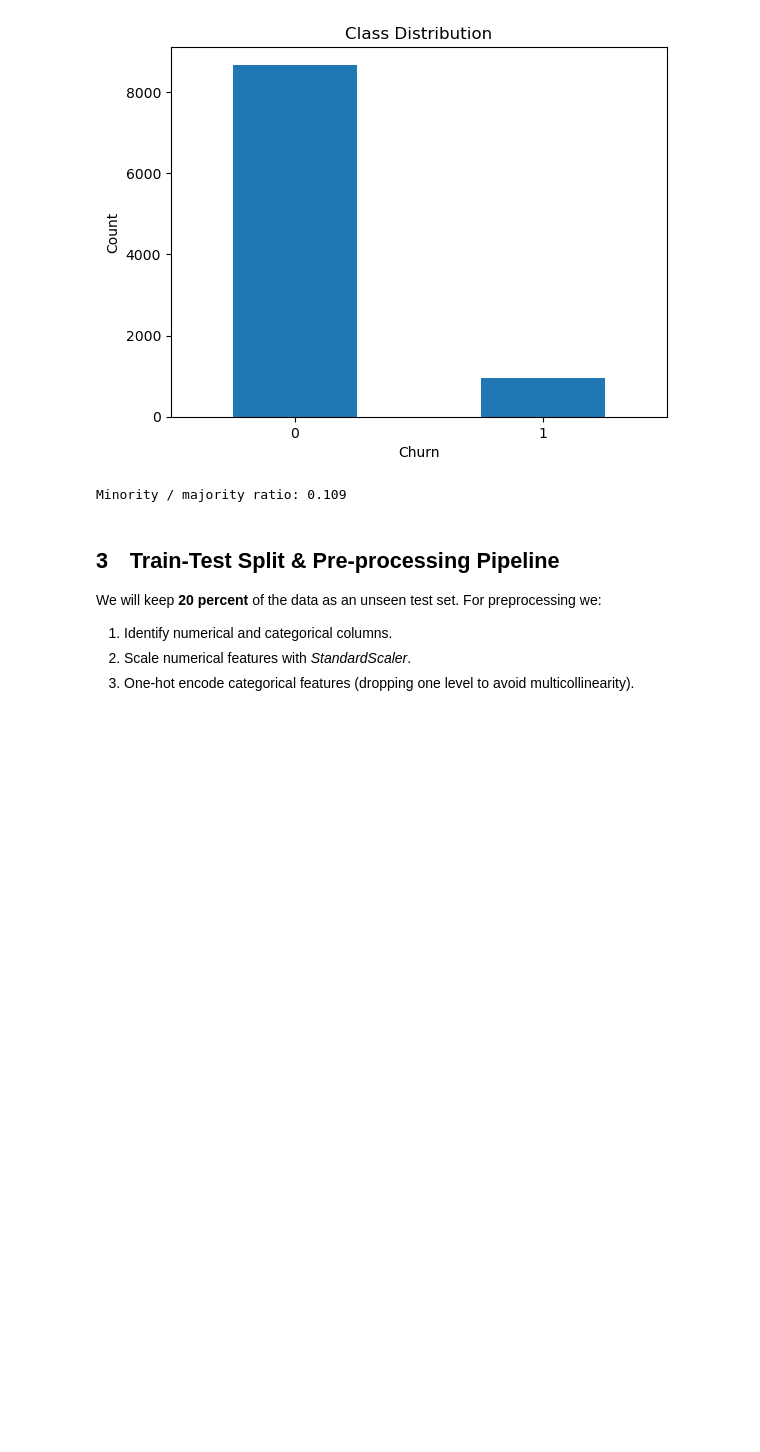
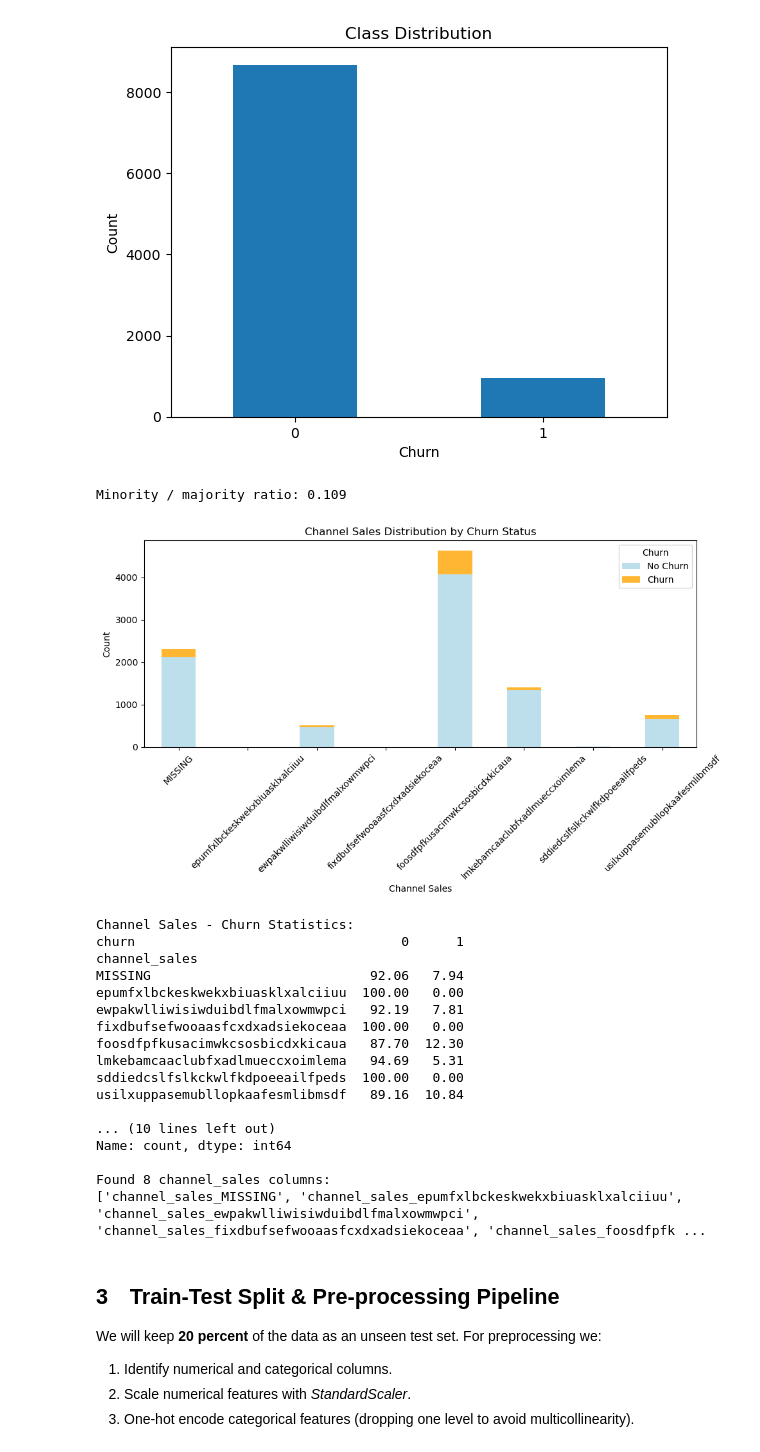
Before and after one commit to curtisoden/a-work, a Jupyter notebook: 001_v1_end_to_end_churn_modeling_workflow.ipynb, the cells around one changed output. Cells and saved outputs as stored; diff of their text form; code cells hidden in the pictures; blank space fills up the shorter version.

Commit message:
updating visualizations

```diff
--- a/001_v1_end_to_end_churn_modeling_workflow.ipynb
+++ b/001_v1_end_to_end_churn_modeling_workflow.ipynb
@@ -116,6 +116,73 @@ print(f"Minority / majority ratio: {imbalance_ratio:.3f}")
 # %% [output]
 [figure]
 Minority / majority ratio: 0.109
+# %%
+target_col = 'churn'  # adjust if your target has a different name
+
+# Find channel_sales one-hot encoded columns
+channel_sales_cols = [col for col in df.columns if col.startswith('channel_sales_')]
+
+if channel_sales_cols:
+    # Create a single channel_sales column from one-hot encoded columns
+    df_temp = df.copy()
+    df_temp['channel_sales'] = df_temp[channel_sales_cols].idxmax(axis=1).str.replace('channel_sales_', '')
+
+    # Plot channel_sales distribution stacked by churn
+    fig, ax = plt.subplots(figsize=(10, 6))
+
+    channel_churn_crosstab = pd.crosstab(df_temp['channel_sales'], df_temp[target_col])
+    channel_churn_crosstab.plot(kind='bar', stacked=True, ax=ax,
+                               color=['lightblue', 'orange'], alpha=0.8)
+    ax.set_xlabel('Channel Sales')
+    ax.set_ylabel('Count')
+    ax.set_title('Channel Sales Distribution by Churn Status')
+    ax.legend(title='Churn', labels=['No Churn', 'Churn'])
+    ax.tick_params(axis='x', rotation=45)
+
+    plt.tight_layout()
+    plt.show()
+
+    # Print statistics
+    class_counts = df[target_col].value_counts().sort_index()
+    imbalance_ratio = class_counts.min() / class_counts.max()
+    #print(f"Churn - Minority / majority ratio: {imbalance_ratio:.3f}")
+
+    print(f"\nChannel Sales - Churn Statistics:")
+    channel_churn_pct = pd.crosstab(df_temp['channel_sales'], df_temp[target_col], normalize='index') * 100
+    print(channel_churn_pct.round(2))
+
+    total_by_channel = df_temp['channel_sales'].value_counts()
+    print(f"\nTotal records by channel:")
+    print(total_by_channel)
+
+    print(f"\nFound {len(channel_sales_cols)} channel_sales columns:")
+    print(channel_sales_cols)
+
+else:
+    print("No channel_sales_ columns found in the dataset")
+    # Show basic churn statistics
+    class_counts = df[target_col].value_counts().sort_index()
+    imbalance_ratio = class_counts.min() / class_counts.max()
+    #print(f"Churn - Minority / majority ratio: {imbalance_ratio:.3f}")
+# %% [output]
+[figure, added]
+Channel Sales - Churn Statistics:
+churn                                  0      1
+channel_sales
+MISSING                            92.06   7.94
+epumfxlbckeskwekxbiuasklxalciiuu  100.00   0.00
+ewpakwlliwisiwduibdlfmalxowmwpci   92.19   7.81
+fixdbufsefwooaasfcxdxadsiekoceaa  100.00   0.00
+foosdfpfkusacimwkcsosbicdxkicaua   87.70  12.30
+lmkebamcaaclubfxadlmueccxoimlema   94.69   5.31
+sddiedcslfslkckwlfkdpoeeailfpeds  100.00   0.00
+usilxuppasemubllopkaafesmlibmsdf   89.16  10.84
+
+... (10 lines left out)
+Name: count, dtype: int64
+
+Found 8 channel_sales columns:
+['channel_sales_MISSING', 'channel_sales_epumfxlbckeskwekxbiuasklxalciiuu', 'channel_sales_ewpakwlliwisiwduibdlfmalxowmwpci', 'channel_sales_fixdbufsefwooaasfcxdxadsiekoceaa', 'channel_sales_foosdfpfk ...
 # %% [markdown]
 ## 3 Train‑Test Split & Pre‑processing Pipeline
 
```
